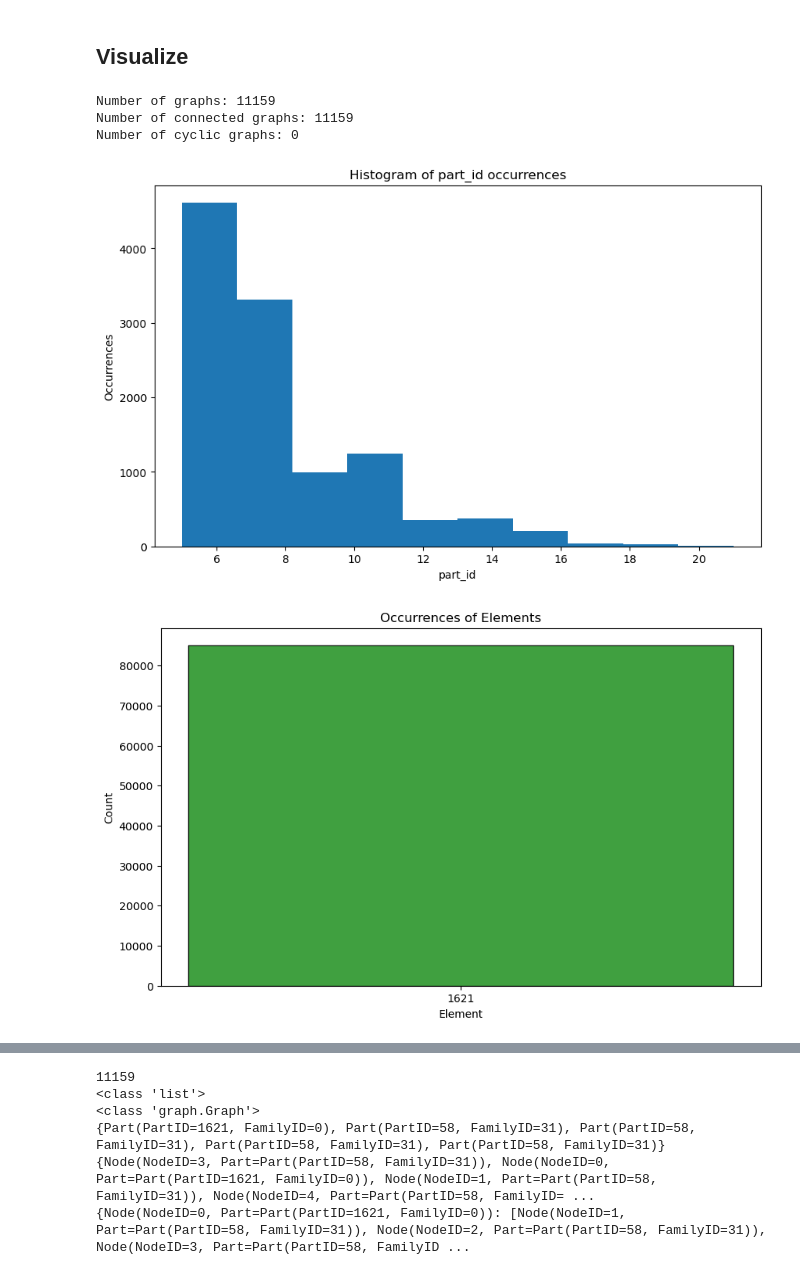
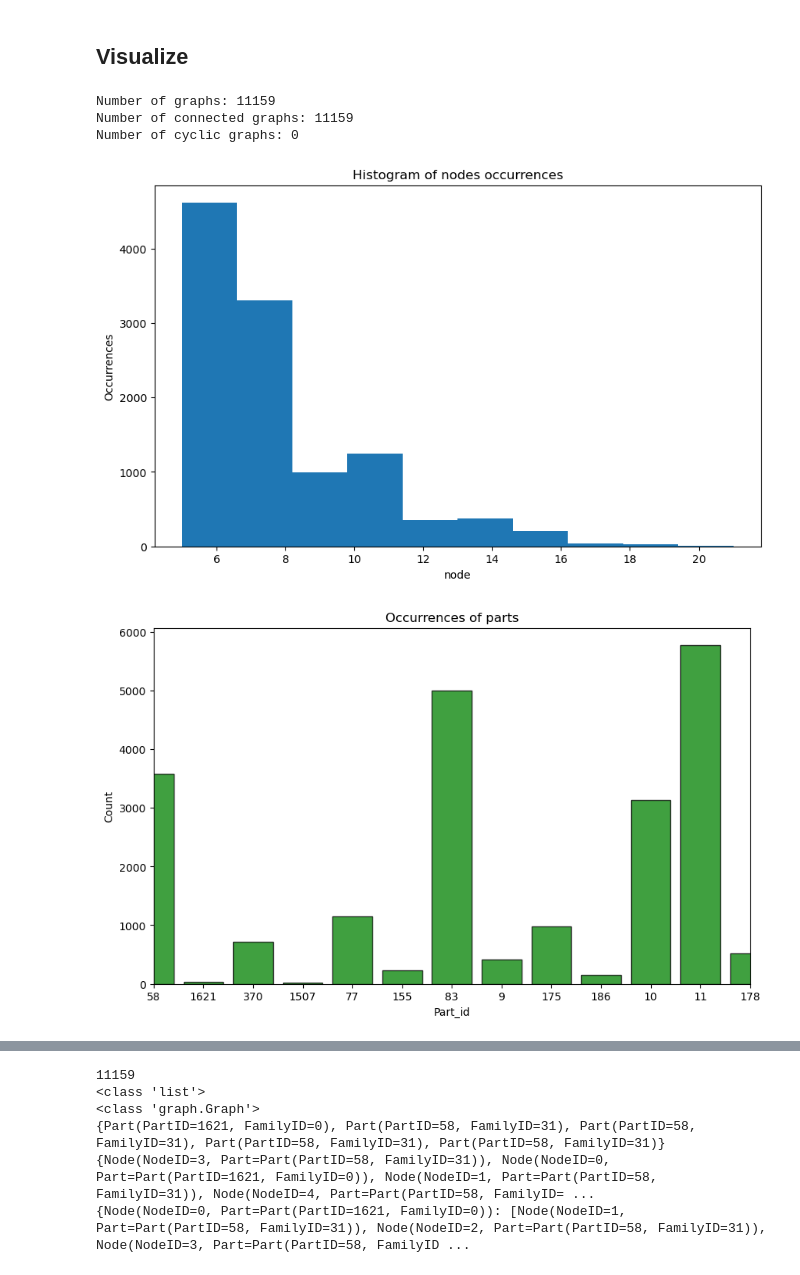
Before and after one commit to javajonny/ai-lecture-project, a Jupyter notebook: predict.ipynb, the cells around one changed output, grey strips where cells are left out. Saved outputs shown, nothing was run; the diff lists cells and outputs as text; code cells hidden in the pictures.

Commit message:
fixed parts histogram

```diff
--- a/predict.ipynb
+++ b/predict.ipynb
@@ -58,49 +58,51 @@ for graph in graphs:
     number_of_nodes.append(len(nodes))
     for node in nodes:
         node_id_counter[node.get_id] += 1
     for part in parts:
-        p_id = p.get_part_id()
+        p_id = part.get_part_id()
         part_id_counter[p_id] += 1
         family_id_counter[part.get_family_id()] += 1
 
 # cannot use get_parts method because it returns a set of nodes
 print(f"Number of graphs: {number_of_graphs}")
 print(f"Number of connected graphs: {number_of_connected_graphs}")
 print(f"Number of cyclic graphs: {number_of_cyclic_graphs}")
 
 
 
 # Convert the Counter dictionary into two lists:
 part_ids, counts = zip(*part_id_counter.items())
 
 plt.figure(figsize=(10, 6))
 plt.hist(number_of_nodes)
-plt.xlabel("part_id")
+plt.xlabel("node")
 plt.ylabel("Occurrences")
-plt.title("Histogram of part_id occurrences")
+plt.title("Histogram of nodes occurrences")
 plt.show()
 
-# FIX THIS!!
-elements, counts = zip(*part_id_counter.items())
+
+# TODO: sort the part_ids and counts
+parts, counts = zip(*part_id_counter.items())
 # Visualization: Bar chart
 plt.figure(figsize=(10, 6))
-plt.bar(elements, counts, alpha=0.75, color='green', edgecolor='black')
-plt.title("Occurrences of Elements")
-plt.xlabel("Element")
+plt.bar(parts, counts, alpha=0.75, color='green', edgecolor='black')
+plt.title("Occurrences of parts")
+plt.xlabel("Part_id")
+plt.ylabel("Count")
+plt.xlim(0,12)
+plt.show()
+
+family, counts = zip(*family_id_counter.items())
+# Visualization: Bar chart
+plt.figure(figsize=(10, 6))
+plt.bar(family, counts, alpha=0.75, color='red', edgecolor='black')
+plt.title("Occurrences of Families")
+plt.xlabel("Famil_id")
 plt.ylabel("Count")
 plt.show()
-
-elements, counts = zip(*family_id_counter.items())
-# Visualization: Bar chart
-plt.figure(figsize=(10, 6))
-plt.bar(elements, counts, alpha=0.75, color='red', edgecolor='black')
-plt.title("Occurrences of Families")
-plt.xlabel("Family")
-plt.ylabel("Count")
-plt.show()
 # %% [output]
 Number of graphs: 11159
 Number of connected graphs: 11159
 Number of cyclic graphs: 0
-[figure, old version]
+[figure, new version]
-[figure, old version]
+[figure, new version]
```
Also changed, not shown: parts of 1 cell of this notebook.
